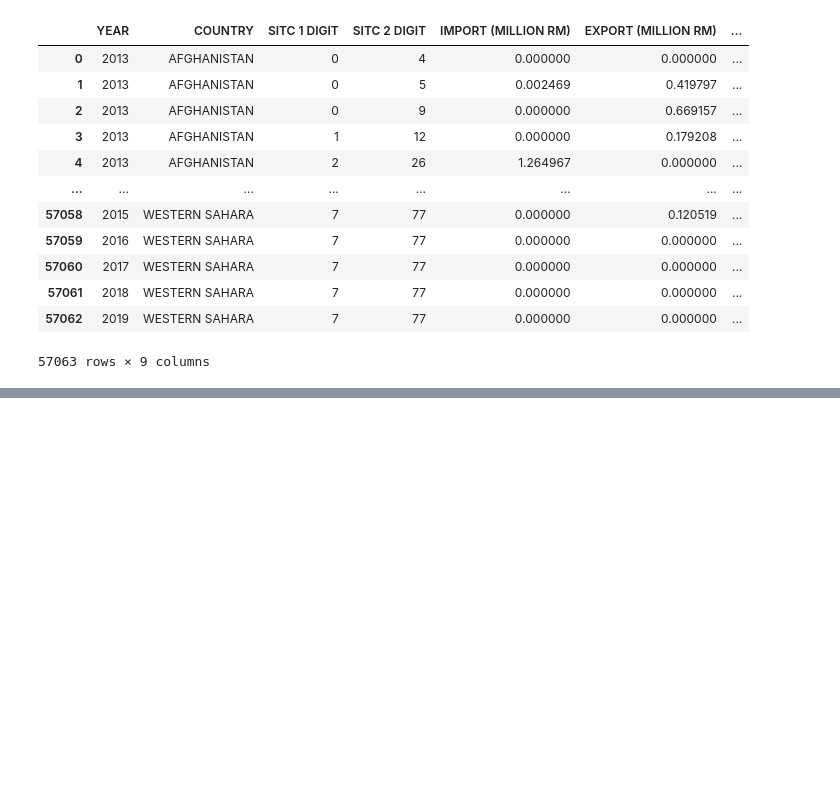
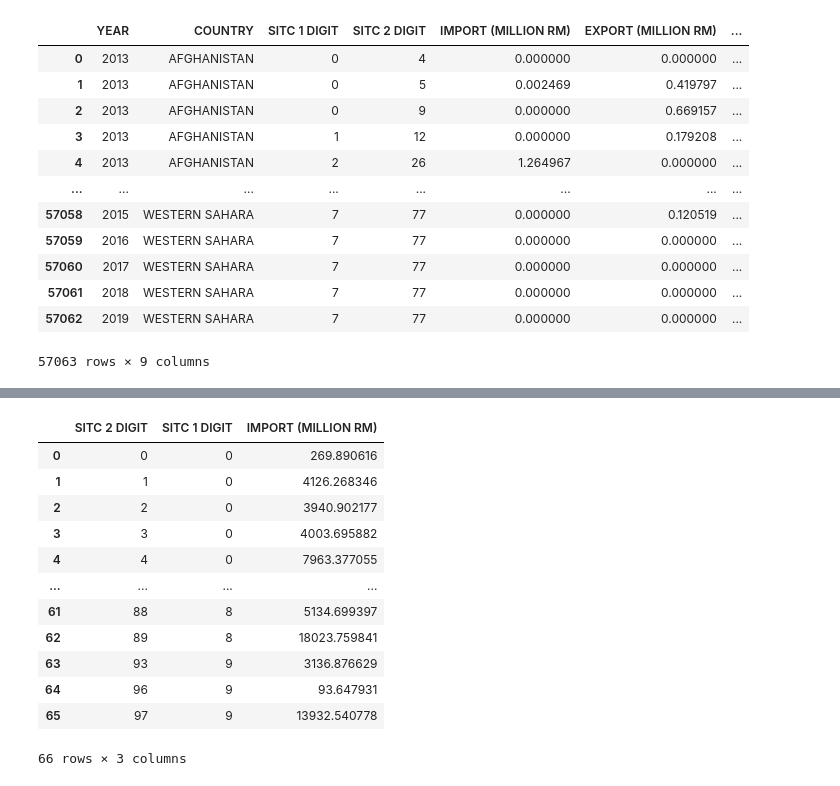
Before and after one commit to hazimutalib/dosm, a Jupyter notebook: Untitled.ipynb, the cells around one changed output, grey strips where cells are left out. Drawn from its saved outputs; the diff is of its cells as text; code cells hidden in the pictures; blank space fills up the shorter version.

```diff
--- a/Untitled.ipynb
+++ b/Untitled.ipynb
@@ -321,0 +354,17 @@ fig.show()
+# %%
+df_group = df.groupby(['SITC 2 DIGIT','SITC 1 DIGIT'])['IMPORT (MILLION RM)'].sum().reset_index()
+df_group
+# %% [output]
+|  | SITC 2 DIGIT | SITC 1 DIGIT | IMPORT (MILLION RM) |
+| 0 | 0 | 0 | 269.890616 |
+| 1 | 1 | 0 | 4126.268346 |
+| 2 | 2 | 0 | 3940.902177 |
+| 3 | 3 | 0 | 4003.695882 |
+| 4 | 4 | 0 | 7963.377055 |
+| ... | ... | ... | ... |
+| 61 | 88 | 8 | 5134.699397 |
+| 62 | 89 | 8 | 18023.759841 |
+| 63 | 93 | 9 | 3136.876629 |
+| 64 | 96 | 9 | 93.647931 |
+| 65 | 97 | 9 | 13932.540778 |
+66 rows × 3 columns
```
Also changed, not shown: parts of 2 cells of this notebook, 2 other files.
